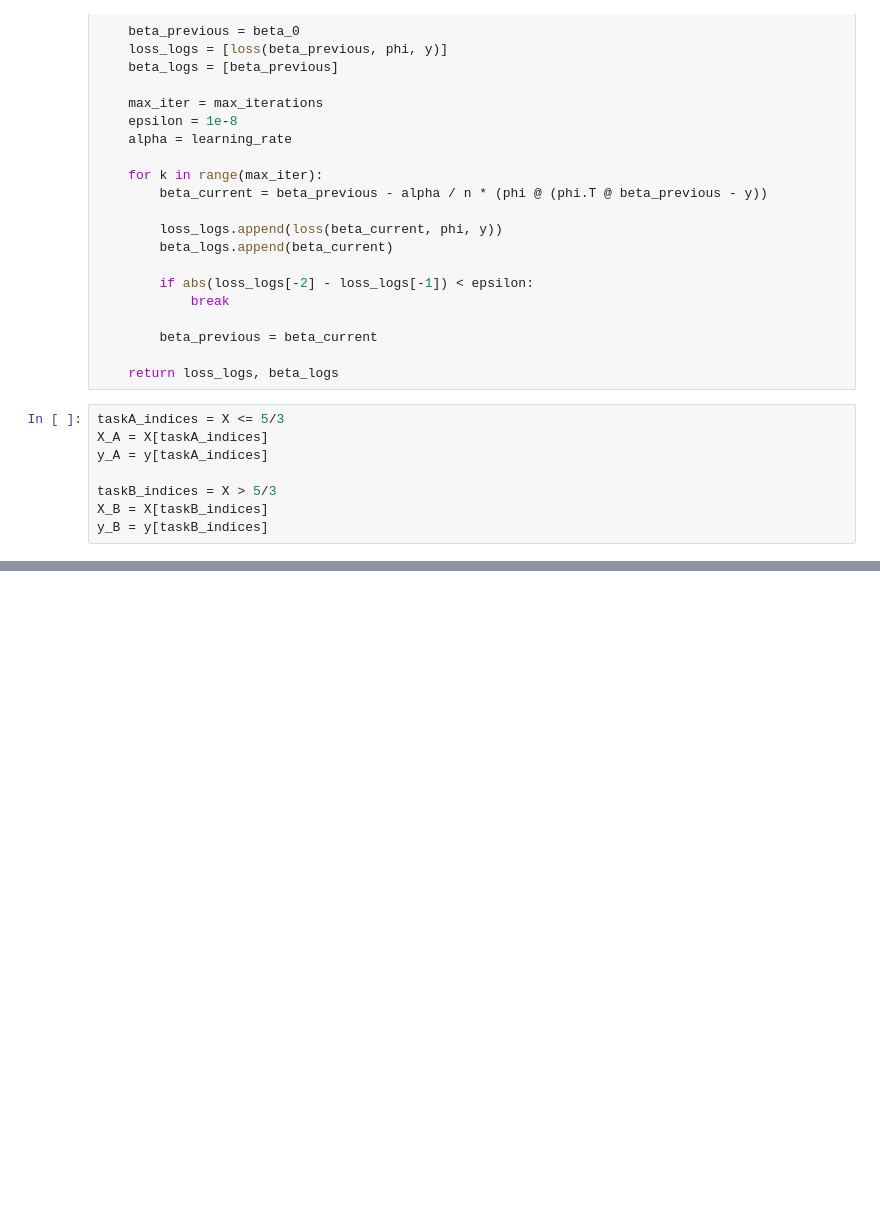
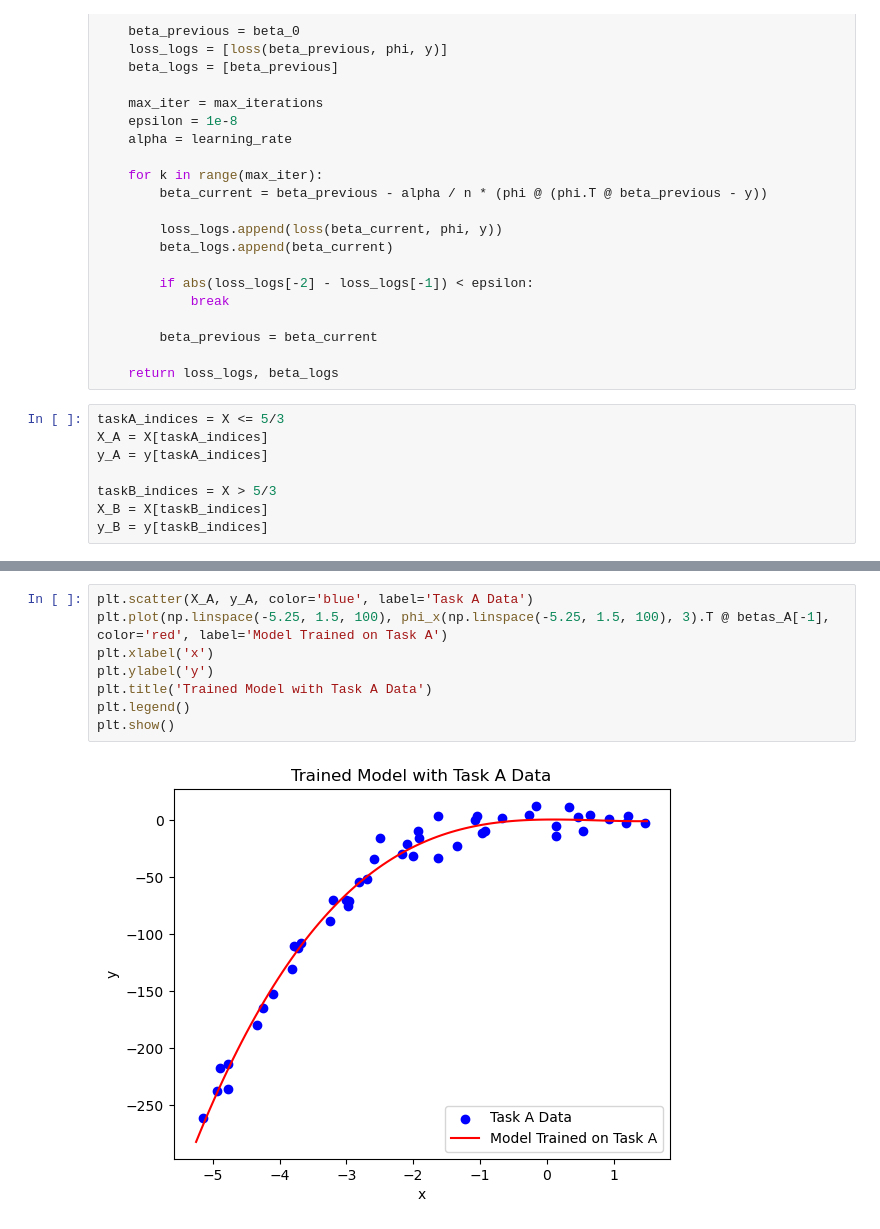
Before and after one commit to ved-phadke/math-156-project, a Jupyter notebook: linear_regression_experiment.ipynb, the cells around one changed output, grey strips where cells are left out. Cells and saved outputs as stored; diff of their text form; blank space fills up the shorter version.

```diff
--- a/linear_regression_experiment.ipynb
+++ b/linear_regression_experiment.ipynb
@@ -78,0 +87,10 @@ losses_A, betas_A = train_task(X_A, y_A, learning_rate=1e-3)
+# %%
+plt.scatter(X_A, y_A, color='blue', label='Task A Data')
+plt.plot(np.linspace(-5.25, 1.5, 100), phi_x(np.linspace(-5.25, 1.5, 100), 3).T @ betas_A[-1], color='red', label='Model Trained on Task A')
+plt.xlabel('x')
+plt.ylabel('y')
+plt.title('Trained Model with Task A Data')
+plt.legend()
+plt.show()
+# %% [output]
+[figure, added]
```
Also changed, not shown: parts of 22 cells of this notebook.
